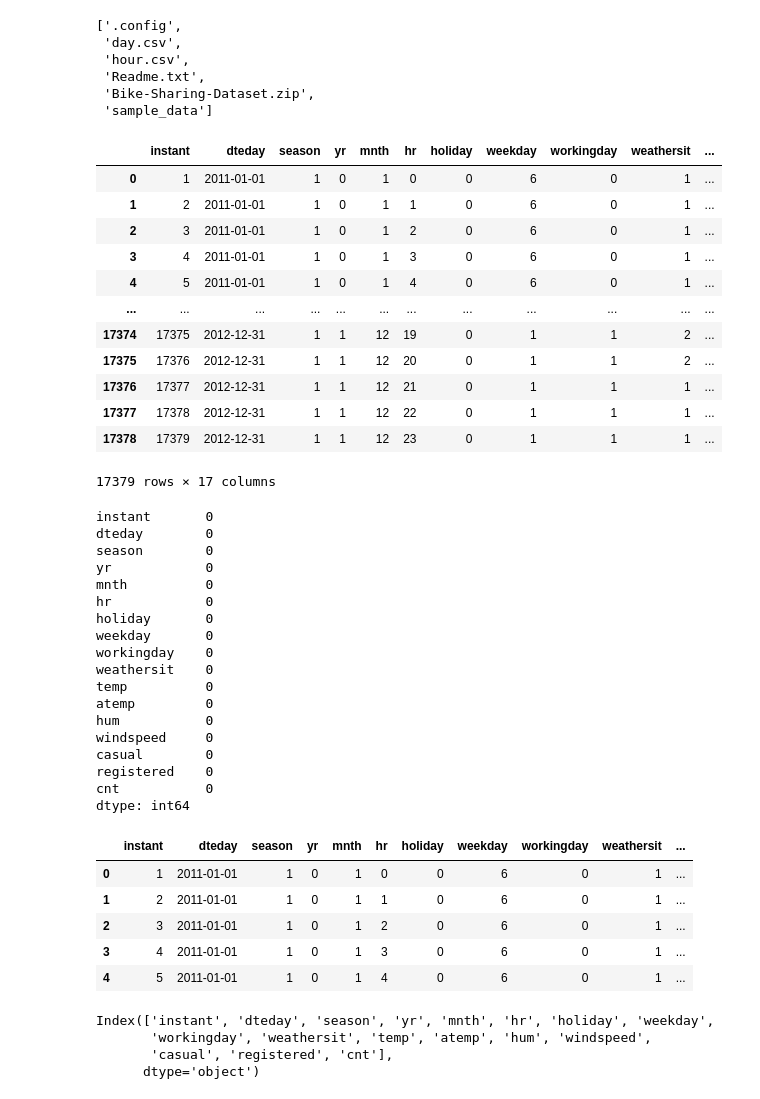
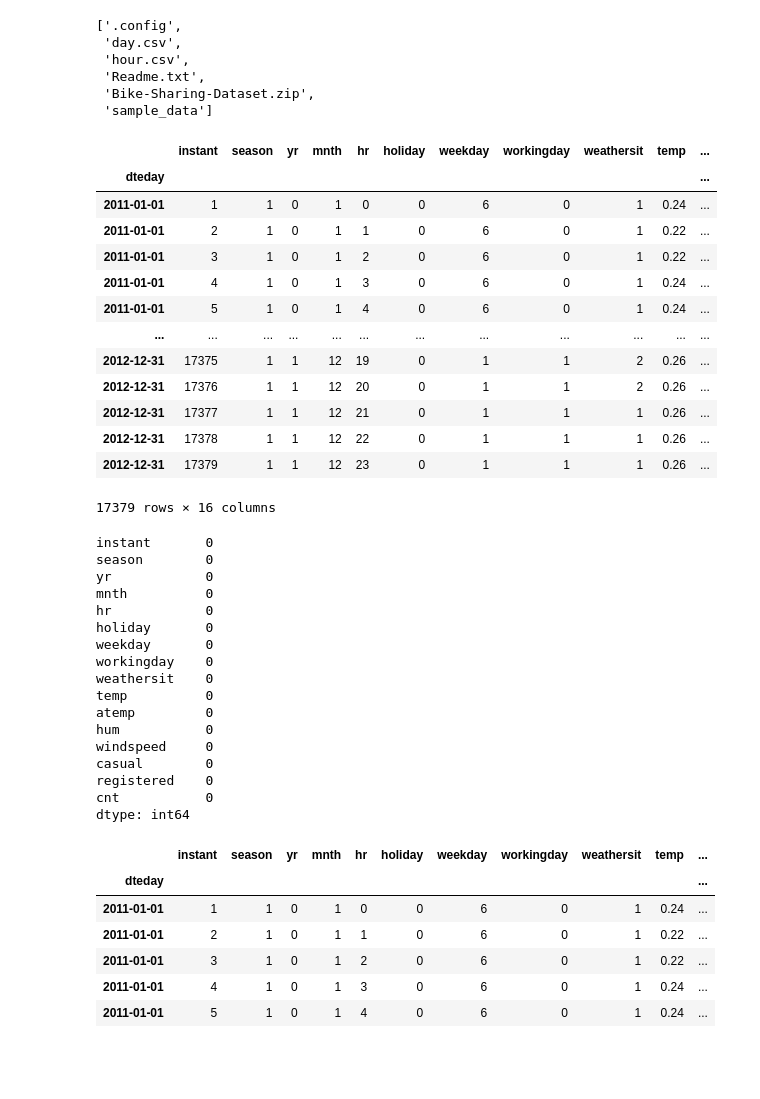
Before and after one commit to adipurnamk/Belajar-Pengembangan-Machine-Learning, a Jupyter notebook: Submission_2_Time_Series_with_LSTM.ipynb, the cells around one changed output. Drawn from its saved outputs; the diff is of its cells as text; code cells hidden in the pictures; blank space fills up the shorter version.

```diff
--- a/Submission_2_Time_Series_with_LSTM.ipynb
+++ b/Submission_2_Time_Series_with_LSTM.ipynb
@@ -65,27 +65,27 @@ os.listdir('/content')
  'Bike-Sharing-Dataset.zip',
  'sample_data']
 # %%
-data_hour = pd.read_csv('/content/hour.csv')
+data_hour = pd.read_csv('/content/hour.csv', index_col='dteday')
 data_hour
 # %% [output]
-|  | instant | dteday | season | yr | mnth | hr | holiday | weekday | workingday | weathersit | ... |
-| 0 | 1 | 2011-01-01 | 1 | 0 | 1 | 0 | 0 | 6 | 0 | 1 | ... |
-| 1 | 2 | 2011-01-01 | 1 | 0 | 1 | 1 | 0 | 6 | 0 | 1 | ... |
-| 2 | 3 | 2011-01-01 | 1 | 0 | 1 | 2 | 0 | 6 | 0 | 1 | ... |
-| 3 | 4 | 2011-01-01 | 1 | 0 | 1 | 3 | 0 | 6 | 0 | 1 | ... |
-| 4 | 5 | 2011-01-01 | 1 | 0 | 1 | 4 | 0 | 6 | 0 | 1 | ... |
+|  | instant | season | yr | mnth | hr | holiday | weekday | workingday | weathersit | temp | ... |
+| dteday |  |  |  |  |  |  |  |  |  |  | ... |
+| 2011-01-01 | 1 | 1 | 0 | 1 | 0 | 0 | 6 | 0 | 1 | 0.24 | ... |
+| 2011-01-01 | 2 | 1 | 0 | 1 | 1 | 0 | 6 | 0 | 1 | 0.22 | ... |
+| 2011-01-01 | 3 | 1 | 0 | 1 | 2 | 0 | 6 | 0 | 1 | 0.22 | ... |
+| 2011-01-01 | 4 | 1 | 0 | 1 | 3 | 0 | 6 | 0 | 1 | 0.24 | ... |
+| 2011-01-01 | 5 | 1 | 0 | 1 | 4 | 0 | 6 | 0 | 1 | 0.24 | ... |
 | ... | ... | ... | ... | ... | ... | ... | ... | ... | ... | ... | ... |
-| 17374 | 17375 | 2012-12-31 | 1 | 1 | 12 | 19 | 0 | 1 | 1 | 2 | ... |
-| 17375 | 17376 | 2012-12-31 | 1 | 1 | 12 | 20 | 0 | 1 | 1 | 2 | ... |
-| 17376 | 17377 | 2012-12-31 | 1 | 1 | 12 | 21 | 0 | 1 | 1 | 1 | ... |
-| 17377 | 17378 | 2012-12-31 | 1 | 1 | 12 | 22 | 0 | 1 | 1 | 1 | ... |
-| 17378 | 17379 | 2012-12-31 | 1 | 1 | 12 | 23 | 0 | 1 | 1 | 1 | ... |
+| 2012-12-31 | 17375 | 1 | 1 | 12 | 19 | 0 | 1 | 1 | 2 | 0.26 | ... |
+| 2012-12-31 | 17376 | 1 | 1 | 12 | 20 | 0 | 1 | 1 | 2 | 0.26 | ... |
+| 2012-12-31 | 17377 | 1 | 1 | 12 | 21 | 0 | 1 | 1 | 1 | 0.26 | ... |
+| 2012-12-31 | 17378 | 1 | 1 | 12 | 22 | 0 | 1 | 1 | 1 | 0.26 | ... |
+| 2012-12-31 | 17379 | 1 | 1 | 12 | 23 | 0 | 1 | 1 | 1 | 0.26 | ... |
-17379 rows × 17 columns
+17379 rows × 16 columns
 # %%
 data_hour.isnull().sum()
 # %% [output]
 instant       0
-dteday        0
 season        0
 yr            0
 mnth          0
@@ -114,16 +114,10 @@ def windowed_dataset(series, window_size, batch_size, shuffle_buffer):
 # %%
 data_hour.head()
 # %% [output]
-|  | instant | dteday | season | yr | mnth | hr | holiday | weekday | workingday | weathersit | ... |
-| 0 | 1 | 2011-01-01 | 1 | 0 | 1 | 0 | 0 | 6 | 0 | 1 | ... |
-| 1 | 2 | 2011-01-01 | 1 | 0 | 1 | 1 | 0 | 6 | 0 | 1 | ... |
-| 2 | 3 | 2011-01-01 | 1 | 0 | 1 | 2 | 0 | 6 | 0 | 1 | ... |
-| 3 | 4 | 2011-01-01 | 1 | 0 | 1 | 3 | 0 | 6 | 0 | 1 | ... |
-| 4 | 5 | 2011-01-01 | 1 | 0 | 1 | 4 | 0 | 6 | 0 | 1 | ... |
+|  | instant | season | yr | mnth | hr | holiday | weekday | workingday | weathersit | temp | ... |
+| dteday |  |  |  |  |  |  |  |  |  |  | ... |
+| 2011-01-01 | 1 | 1 | 0 | 1 | 0 | 0 | 6 | 0 | 1 | 0.24 | ... |
+| 2011-01-01 | 2 | 1 | 0 | 1 | 1 | 0 | 6 | 0 | 1 | 0.22 | ... |
+| 2011-01-01 | 3 | 1 | 0 | 1 | 2 | 0 | 6 | 0 | 1 | 0.22 | ... |
+| 2011-01-01 | 4 | 1 | 0 | 1 | 3 | 0 | 6 | 0 | 1 | 0.24 | ... |
+| 2011-01-01 | 5 | 1 | 0 | 1 | 4 | 0 | 6 | 0 | 1 | 0.24 | ... |
-# %%
-data_hour.columns
-# %% [output]
-Index(['instant', 'dteday', 'season', 'yr', 'mnth', 'hr', 'holiday', 'weekday',
-       'workingday', 'weathersit', 'temp', 'atemp', 'hum', 'windspeed',
-       'casual', 'registered', 'cnt'],
-      dtype='object')
```
Also changed, not shown: parts of 11 cells of this notebook.
